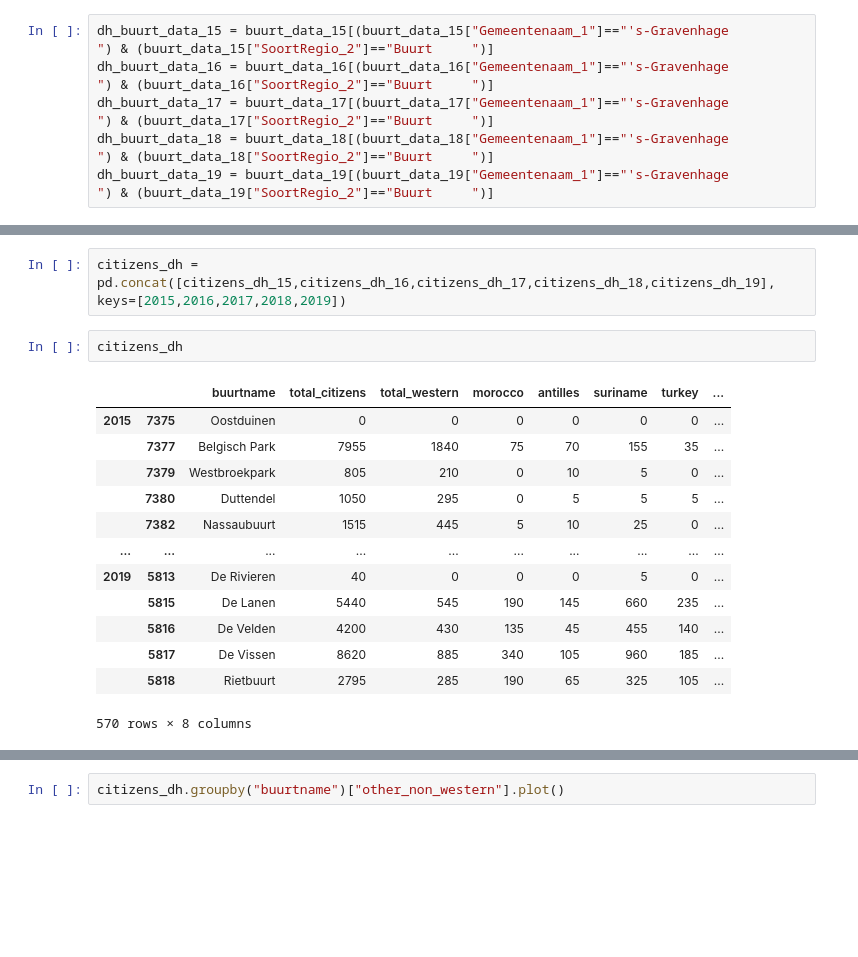
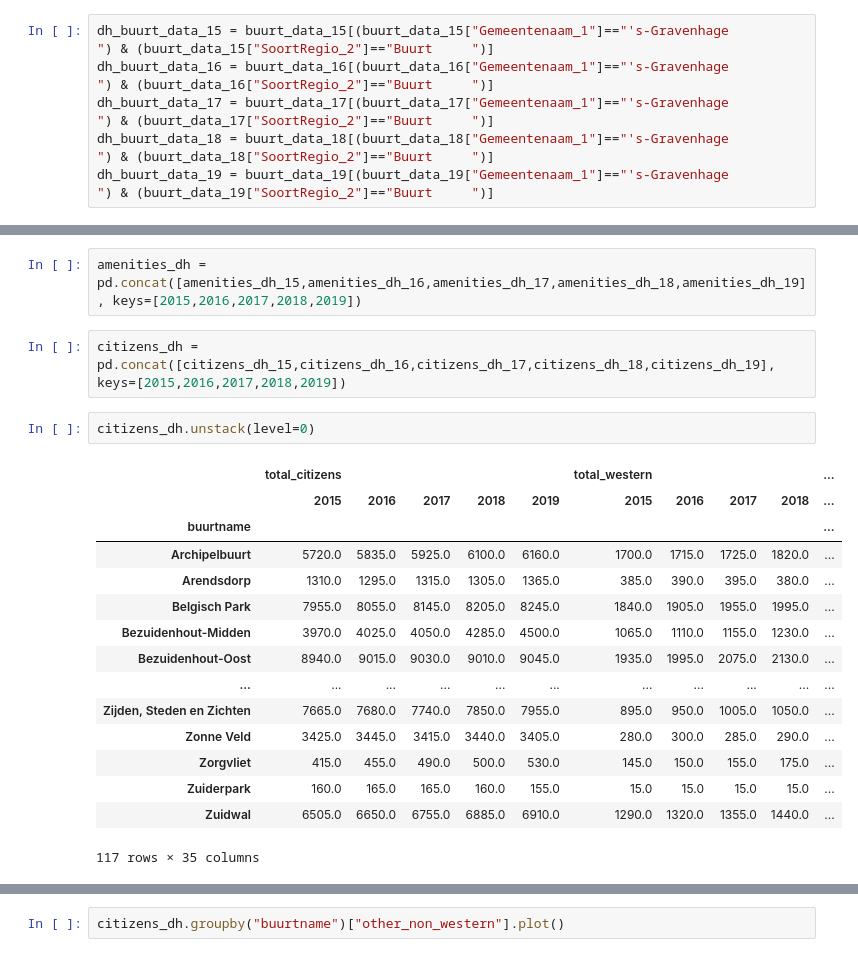
Before and after one commit to J-h-V/OpenDataDenHaag, a Jupyter notebook: DatasetCBS.ipynb, the cells around one changed output, grey strips where cells are left out. Drawn from its saved outputs; the diff is of its cells as text; blank space fills up the shorter version.

```diff
--- a/DatasetCBS.ipynb
+++ b/DatasetCBS.ipynb
@@ -41,18 +58,22 @@ citizens_dh_19 = dh_buurt_data_19[['WijkenEnBuurten','AantalInwoners_5','Westers
+# %%
+amenities_dh = pd.concat([amenities_dh_15,amenities_dh_16,amenities_dh_17,amenities_dh_18,amenities_dh_19], keys=[2015,2016,2017,2018,2019])
 # %%
 citizens_dh = pd.concat([citizens_dh_15,citizens_dh_16,citizens_dh_17,citizens_dh_18,citizens_dh_19], keys=[2015,2016,2017,2018,2019])
-# %%
-citizens_dh
-# %% [output]
-|  |  | buurtname | total_citizens | total_western | morocco | antilles | suriname | turkey | ... |
-| 2015 | 7375 | Oostduinen | 0 | 0 | 0 | 0 | 0 | 0 | ... |
-|  | 7377 | Belgisch Park | 7955 | 1840 | 75 | 70 | 155 | 35 | ... |
-|  | 7379 | Westbroekpark | 805 | 210 | 0 | 10 | 5 | 0 | ... |
-|  | 7380 | Duttendel | 1050 | 295 | 0 | 5 | 5 | 5 | ... |
-|  | 7382 | Nassaubuurt | 1515 | 445 | 5 | 10 | 25 | 0 | ... |
-| ... | ... | ... | ... | ... | ... | ... | ... | ... | ... |
-| 2019 | 5813 | De Rivieren | 40 | 0 | 0 | 0 | 5 | 0 | ... |
-|  | 5815 | De Lanen | 5440 | 545 | 190 | 145 | 660 | 235 | ... |
-|  | 5816 | De Velden | 4200 | 430 | 135 | 45 | 455 | 140 | ... |
-|  | 5817 | De Vissen | 8620 | 885 | 340 | 105 | 960 | 185 | ... |
-|  | 5818 | Rietbuurt | 2795 | 285 | 190 | 65 | 325 | 105 | ... |
-570 rows × 8 columns
+# %%
+citizens_dh.unstack(level=0)
+# %% [output]
+|  | total_citizens |  |  |  |  | total_western |  |  |  | ... |
+|  | 2015 | 2016 | 2017 | 2018 | 2019 | 2015 | 2016 | 2017 | 2018 | ... |
+| buurtname |  |  |  |  |  |  |  |  |  | ... |
+| Archipelbuurt | 5720.0 | 5835.0 | 5925.0 | 6100.0 | 6160.0 | 1700.0 | 1715.0 | 1725.0 | 1820.0 | ... |
+| Arendsdorp | 1310.0 | 1295.0 | 1315.0 | 1305.0 | 1365.0 | 385.0 | 390.0 | 395.0 | 380.0 | ... |
+| Belgisch Park | 7955.0 | 8055.0 | 8145.0 | 8205.0 | 8245.0 | 1840.0 | 1905.0 | 1955.0 | 1995.0 | ... |
+| Bezuidenhout-Midden | 3970.0 | 4025.0 | 4050.0 | 4285.0 | 4500.0 | 1065.0 | 1110.0 | 1155.0 | 1230.0 | ... |
+| Bezuidenhout-Oost | 8940.0 | 9015.0 | 9030.0 | 9010.0 | 9045.0 | 1935.0 | 1995.0 | 2075.0 | 2130.0 | ... |
+| ... | ... | ... | ... | ... | ... | ... | ... | ... | ... | ... |
+| Zijden, Steden en Zichten | 7665.0 | 7680.0 | 7740.0 | 7850.0 | 7955.0 | 895.0 | 950.0 | 1005.0 | 1050.0 | ... |
+| Zonne Veld | 3425.0 | 3445.0 | 3415.0 | 3440.0 | 3405.0 | 280.0 | 300.0 | 285.0 | 290.0 | ... |
+| Zorgvliet | 415.0 | 455.0 | 490.0 | 500.0 | 530.0 | 145.0 | 150.0 | 155.0 | 175.0 | ... |
+| Zuiderpark | 160.0 | 165.0 | 165.0 | 160.0 | 155.0 | 15.0 | 15.0 | 15.0 | 15.0 | ... |
+| Zuidwal | 6505.0 | 6650.0 | 6755.0 | 6885.0 | 6910.0 | 1290.0 | 1320.0 | 1355.0 | 1440.0 | ... |
+117 rows × 35 columns
```
Also changed, not shown: parts of 8 cells of this notebook.
